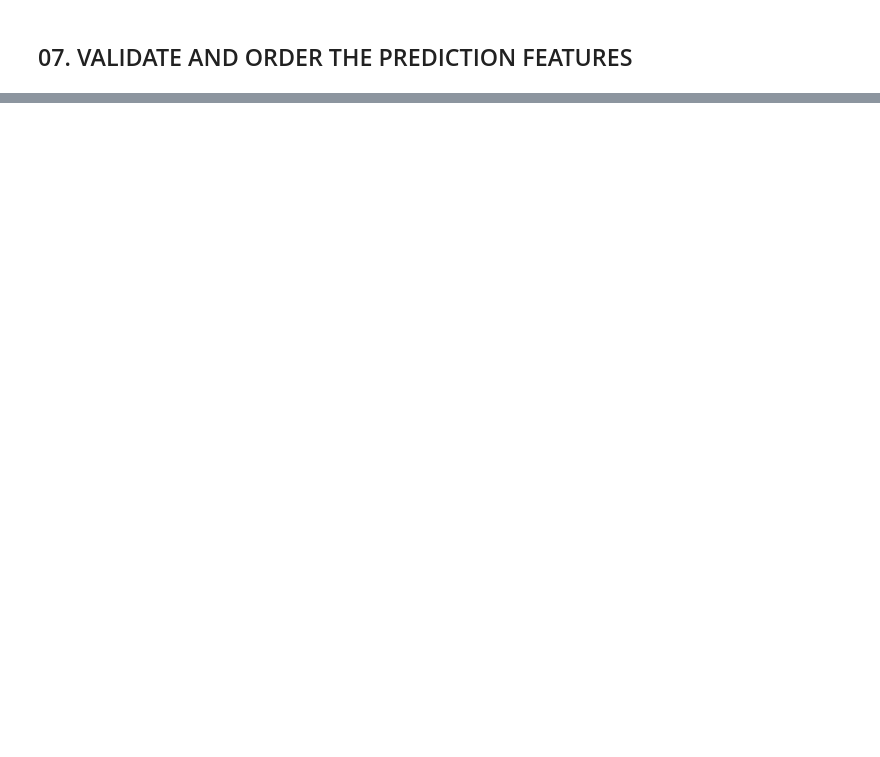
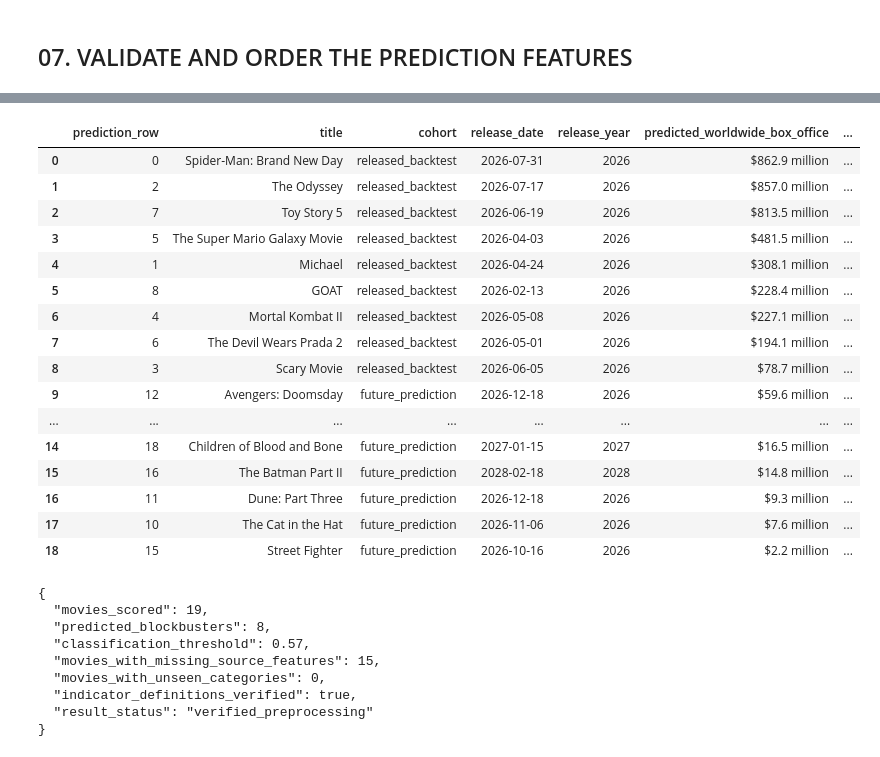
Before and after one commit to QayiyaMbiza/Movie-Industry-Predictor, a Jupyter notebook: Notebooks/upcoming_movie_predictions.ipynb, the cells around one changed output, grey strips where cells are left out. Cells and saved outputs as stored; diff of their text form; code cells hidden in the pictures; blank space fills up the shorter version.

```diff
--- a/Notebooks/upcoming_movie_predictions.ipynb
+++ b/Notebooks/upcoming_movie_predictions.ipynb
@@ -332,0 +466,13 @@ ValueError: Revenue model requires missing columns: ['director_has_prior_history
+# %%
+configuration_files = sorted(MODEL_DIR.rglob("*.json"))
+
+if not configuration_files:
+    print("No JSON configuration files found in:", MODEL_DIR)
+else:
+    for path in configuration_files:
+        print(f"\n--- {path.relative_to(MODEL_DIR)} ---")
+
+        with path.open("r", encoding="utf-8") as file:
+            configuration = json.load(file)
+
+        print(json.dumps(configuration, indent=2, ensure_ascii=False))
@@ -332,0 +723,66 @@ ValueError: Revenue model requires missing columns: ['director_has_prior_history
+# %%
+def format_money(value):
+    if value >= 1_000_000_000:
+        return f"${value / 1_000_000_000:,.2f} billion"
+    if value >= 1_000_000:
+        return f"${value / 1_000_000:,.1f} million"
+    return f"${value:,.0f}"
+
+
+ranked_results = prediction_results.sort_values(
+    "predicted_worldwide_box_office",
+    ascending=False,
+).reset_index(drop=True)
+
+display(
+    ranked_results.style.format({
+        "predicted_worldwide_box_office": format_money,
+        "blockbuster_probability": "{:.1%}",
+        "classification_threshold": "{:.2f}",
+    })
+)
+
+run_summary = {
+    "movies_scored": int(len(prediction_results)),
+    "predicted_blockbusters": int(
+        prediction_results["predicted_blockbuster"].sum()
+    ),
+    "classification_threshold": THRESHOLD,
+    "movies_with_missing_source_features": int(
+        (input_quality["missing_source_feature_count"] > 0).sum()
+    ),
+    "movies_with_unseen_categories": int(
+        input_quality["unseen_category_features"].ne("").sum()
+    ),
+    "indicator_definitions_verified": INDICATOR_DEFINITIONS_VERIFIED,
+    "result_status": RESULT_STATUS,
+}
+
+print(json.dumps(run_summary, indent=2))
+# %% [output]
+|  | prediction_row | title | cohort | release_date | release_year | predicted_worldwide_box_office | ... |
+| 0 | 0 | Spider-Man: Brand New Day | released_backtest | 2026-07-31 | 2026 | $862.9 million | ... |
+| 1 | 2 | The Odyssey | released_backtest | 2026-07-17 | 2026 | $857.0 million | ... |
+| 2 | 7 | Toy Story 5 | released_backtest | 2026-06-19 | 2026 | $813.5 million | ... |
+| 3 | 5 | The Super Mario Galaxy Movie | released_backtest | 2026-04-03 | 2026 | $481.5 million | ... |
+| 4 | 1 | Michael | released_backtest | 2026-04-24 | 2026 | $308.1 million | ... |
+| 5 | 8 | GOAT | released_backtest | 2026-02-13 | 2026 | $228.4 million | ... |
+| 6 | 4 | Mortal Kombat II | released_backtest | 2026-05-08 | 2026 | $227.1 million | ... |
+| 7 | 6 | The Devil Wears Prada 2 | released_backtest | 2026-05-01 | 2026 | $194.1 million | ... |
+| 8 | 3 | Scary Movie | released_backtest | 2026-06-05 | 2026 | $78.7 million | ... |
+| 9 | 12 | Avengers: Doomsday | future_prediction | 2026-12-18 | 2026 | $59.6 million | ... |
+| ... | ... | ... | ... | ... | ... | ... | ... |
+| 14 | 18 | Children of Blood and Bone | future_prediction | 2027-01-15 | 2027 | $16.5 million | ... |
+| 15 | 16 | The Batman Part II | future_prediction | 2028-02-18 | 2028 | $14.8 million | ... |
+| 16 | 11 | Dune: Part Three | future_prediction | 2026-12-18 | 2026 | $9.3 million | ... |
+| 17 | 10 | The Cat in the Hat | future_prediction | 2026-11-06 | 2026 | $7.6 million | ... |
+| 18 | 15 | Street Fighter | future_prediction | 2026-10-16 | 2026 | $2.2 million | ... |
+{
+  "movies_scored": 19,
+  "predicted_blockbusters": 8,
+  "classification_threshold": 0.57,
+  "movies_with_missing_source_features": 15,
+  "movies_with_unseen_categories": 0,
+  "indicator_definitions_verified": true,
+  "result_status": "verified_preprocessing"
+}
```
Also changed, not shown: parts of 34 cells of this notebook, 27 other files.
